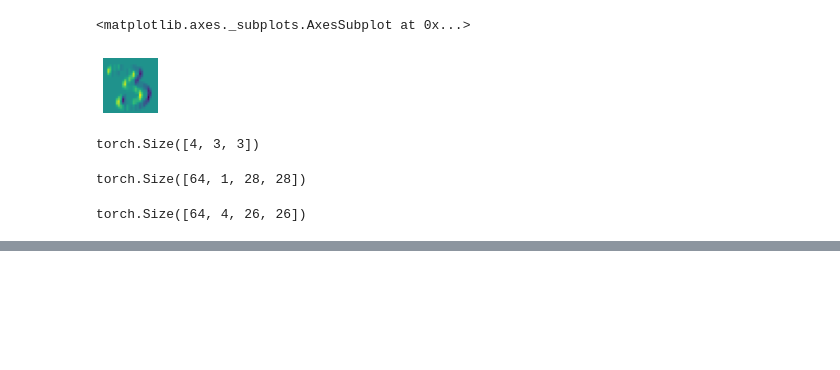
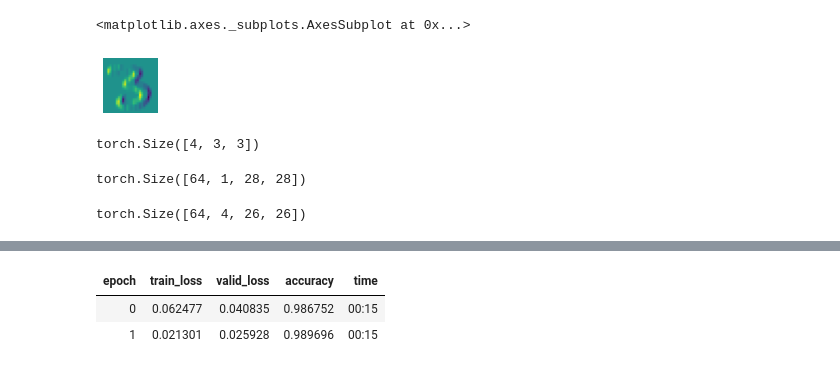
Before and after one commit to steimel60/ML, a Jupyter notebook: DeepLearning/CNNs.ipynb, the cells around one changed output, grey strips where cells are left out. Cells and saved outputs as stored; diff of their text form; code cells hidden in the pictures; blank space fills up the shorter version.

```diff
--- a/DeepLearning/CNNs.ipynb
+++ b/DeepLearning/CNNs.ipynb
@@ -116,0 +133,25 @@ show_image(batch_features[0,0])
+# %%
+#Use Conv2d to create convolutional nn
+broken_cnn = sequential(
+    nn.Conv2d(1,30, kernel_size=3, padding=1),
+    nn.ReLU(),
+    nn.Conv2d(30,1, kernel_size=3, padding=1)
+)
+#define func using params we use in simpe convolutions
+def conv(ni, nf, ks=3, act=True):
+  res = nn.Conv2d(ni, nf, stride=2, kernel_size=ks, padding=ks//2)
+  if act: res = nn.Sequential(res, nn.ReLU())
+  return res
+# %%
+#Comments to show size of activation map after each layer
+simple_cnn = sequential(
+    conv(1, 4), #14x14
+    conv(4,8),  #7x7
+    conv(8, 16),#4x4
+    conv(16,32),#2x2
+    conv(32,2,act=False), #1x1
+    Flatten()
+)
+# %%
+learn = Learner(dls, simple_cnn, loss_func=F.cross_entropy, metrics=accuracy)
+learn.summary()
@@ -116,0 +177,7 @@ show_image(batch_features[0,0])
+# %%
+#see if it trains
+learn.fit_one_cycle(2, .01)
+# %% [output]
+| epoch | train_loss | valid_loss | accuracy | time |
+| 0 | 0.062477 | 0.040835 | 0.986752 | 00:15 |
+| 1 | 0.021301 | 0.025928 | 0.989696 | 00:15 |
```
Also changed, not shown: parts of 4 cells of this notebook.
